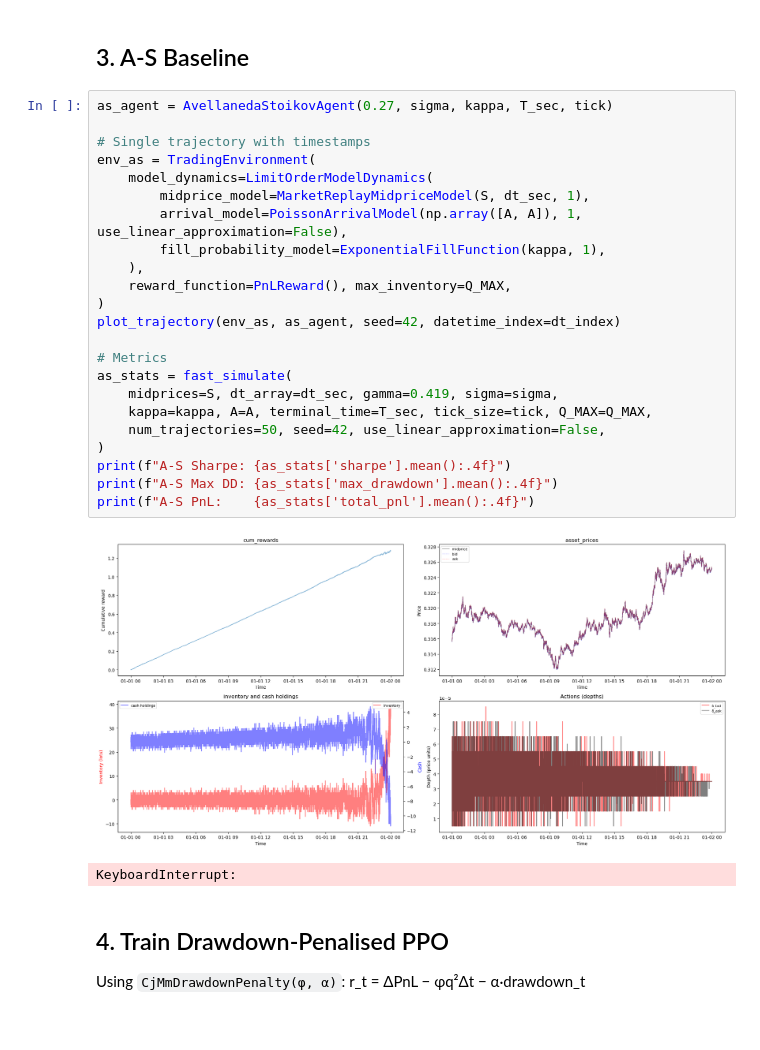
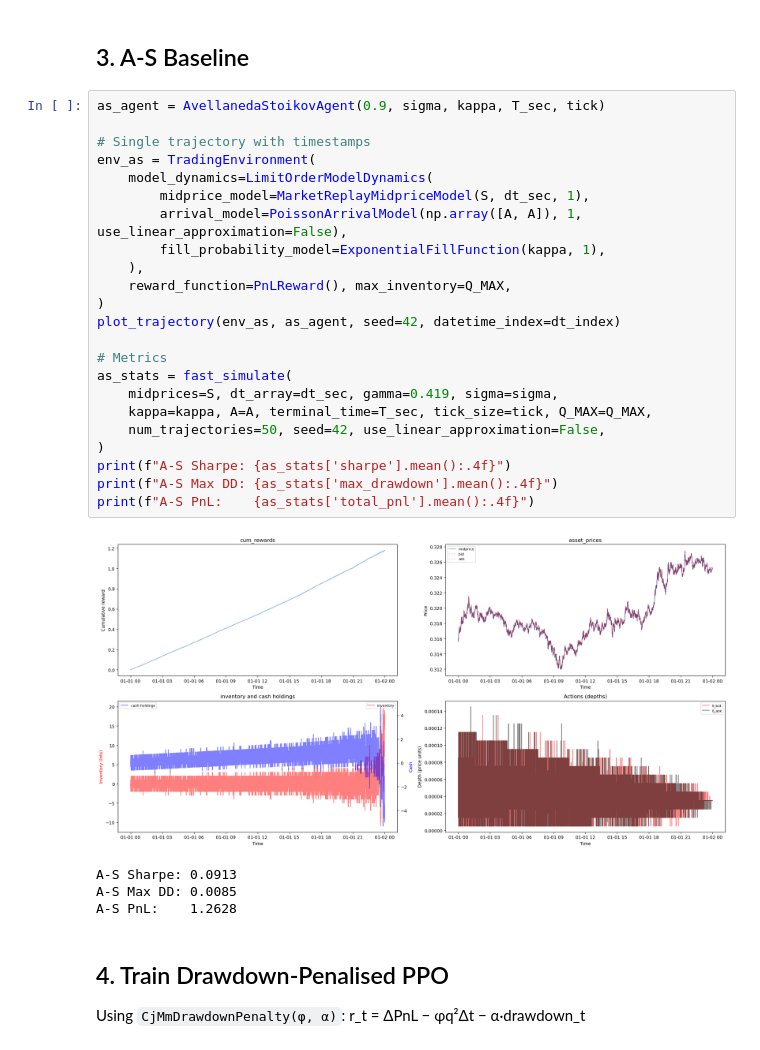
Before and after one commit to AA-ron2/Thesis_AI4T, a Jupyter notebook: notebooks/nb2_dd_penalised.ipynb, the cells around one changed output. Drawn from its saved outputs; the diff is of its cells as text.

```diff
--- a/notebooks/nb2_dd_penalised.ipynb
+++ b/notebooks/nb2_dd_penalised.ipynb
@@ -84,31 +84,33 @@ Reward scale: 0.7367
 # %% [markdown]
 ## 3. A-S Baseline
 # %%
-as_agent = AvellanedaStoikovAgent(0.27, sigma, kappa, T_sec, tick)
+as_agent = AvellanedaStoikovAgent(0.9, sigma, kappa, T_sec, tick)
 
 # Single trajectory with timestamps
 env_as = TradingEnvironment(
     model_dynamics=LimitOrderModelDynamics(
         midprice_model=MarketReplayMidpriceModel(S, dt_sec, 1),
         arrival_model=PoissonArrivalModel(np.array([A, A]), 1, use_linear_approximation=False),
         fill_probability_model=ExponentialFillFunction(kappa, 1),
     ),
     reward_function=PnLReward(), max_inventory=Q_MAX,
 )
 plot_trajectory(env_as, as_agent, seed=42, datetime_index=dt_index)
 
 # Metrics
 as_stats = fast_simulate(
     midprices=S, dt_array=dt_sec, gamma=0.419, sigma=sigma,
     kappa=kappa, A=A, terminal_time=T_sec, tick_size=tick, Q_MAX=Q_MAX,
     num_trajectories=50, seed=42, use_linear_approximation=False,
 )
 print(f"A-S Sharpe: {as_stats['sharpe'].mean():.4f}")
 print(f"A-S Max DD: {as_stats['max_drawdown'].mean():.4f}")
 print(f"A-S PnL:    {as_stats['total_pnl'].mean():.4f}")
 # %% [output]
-[figure, old version]
+[figure, new version]
-KeyboardInterrupt:
+A-S Sharpe: 0.0913
+A-S Max DD: 0.0085
+A-S PnL:    1.2628
 # %% [markdown]
 ## 4. Train Drawdown-Penalised PPO
 
```
Also changed, not shown: 1 other file.
